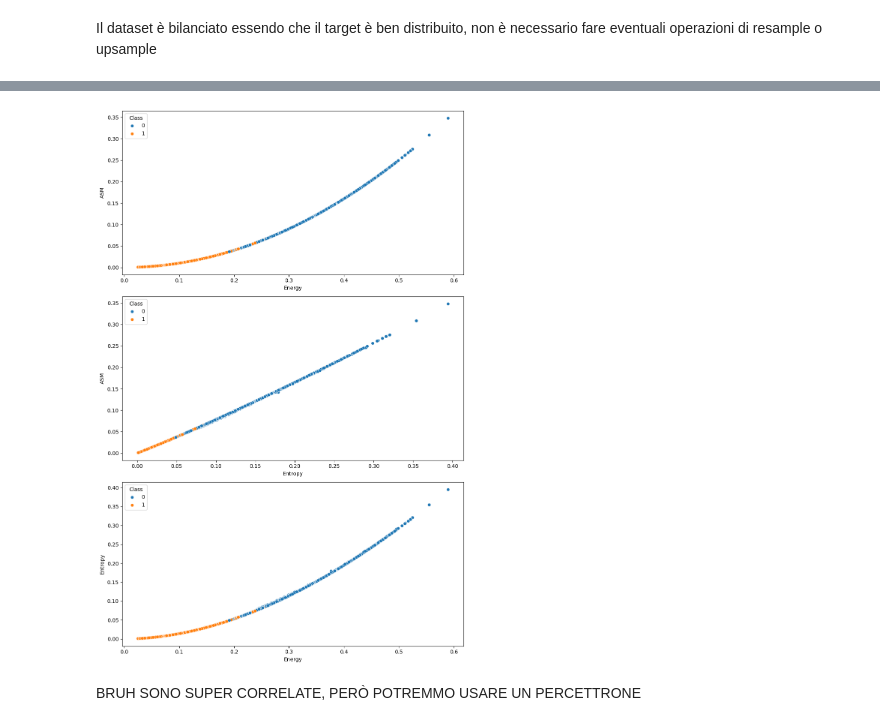
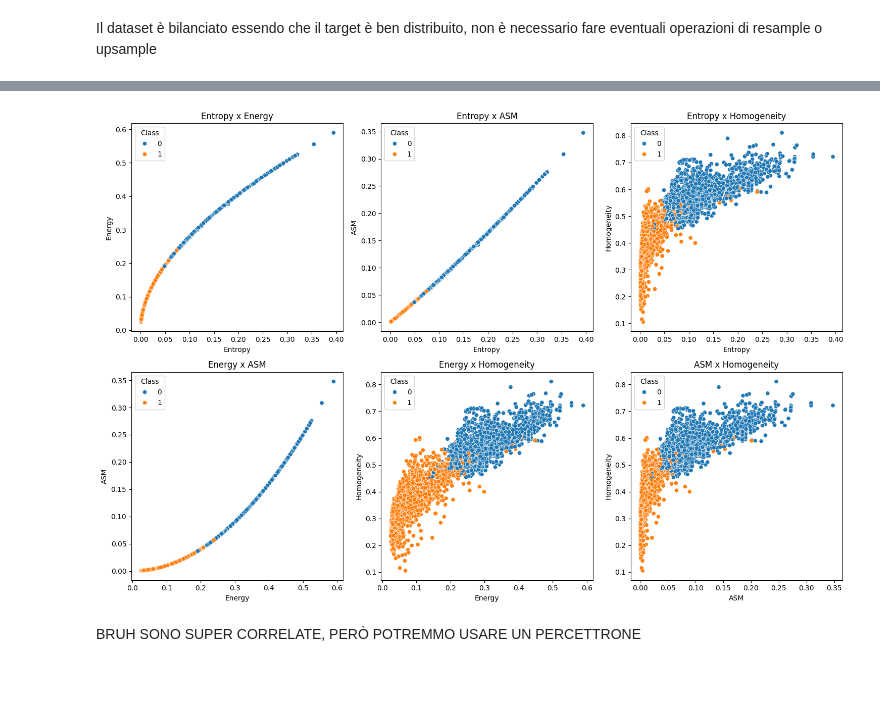
Before and after one commit to Tezze2001/brain-tumor-analysis, a Jupyter notebook: dataset_analysis.ipynb, the cells around one changed output, grey strips where cells are left out. Saved outputs shown, nothing was run; the diff lists cells and outputs as text; code cells hidden in the pictures; blank space fills up the shorter version.

```diff
--- a/dataset_analysis.ipynb
+++ b/dataset_analysis.ipynb
@@ -121,19 +128,27 @@ for col_name in df.columns[2:]:
-# %%
-fig, axes = plt.subplots(3, 1, figsize=(10, 15))
-
-ax = axes[0]
-ax = sns.scatterplot(x=df["Energy"], y=df["ASM"], hue = df["Class"], ax=ax)
-
-ax = axes[1]
-ax = sns.scatterplot(x=df["Entropy"], y=df["ASM"], hue = df["Class"], ax=ax)
-
-ax = axes[2]
-ax = sns.scatterplot(x=df["Energy"], y=df["Entropy"], hue = df["Class"], ax=ax)
-
-plt.tight_layout()
-
-plt.show()
-# %% [output]
-[figure, removed]
+# %%
+num_rows = 2
+num_cols = 3
+
+fig, axs = plt.subplots(num_rows, num_cols, figsize=(15, 10))
+
+axs = axs.flatten()
+
+df_sc = df[['Entropy', 'Energy', 'ASM', 'Homogeneity']]
+
+i = 0
+k = 0
+
+for col_x in df_sc.columns:
+    i = i + 1
+    for col_y in df_sc.columns[i:]:
+        axs[k] = sns.scatterplot(x=df[col_x], y=df[col_y], hue = df["Class"], ax=axs[k])
+        axs[k].set_title(col_x + " x " + col_y)
+        k = k + 1
+
+plt.tight_layout()
+
+plt.show()
+# %% [output]
+[figure, added]
 # %% [markdown]
 BRUH SONO SUPER CORRELATE, PERÒ POTREMMO USARE UN PERCETTRONE
```
Also changed, not shown: parts of 3 cells of this notebook.
